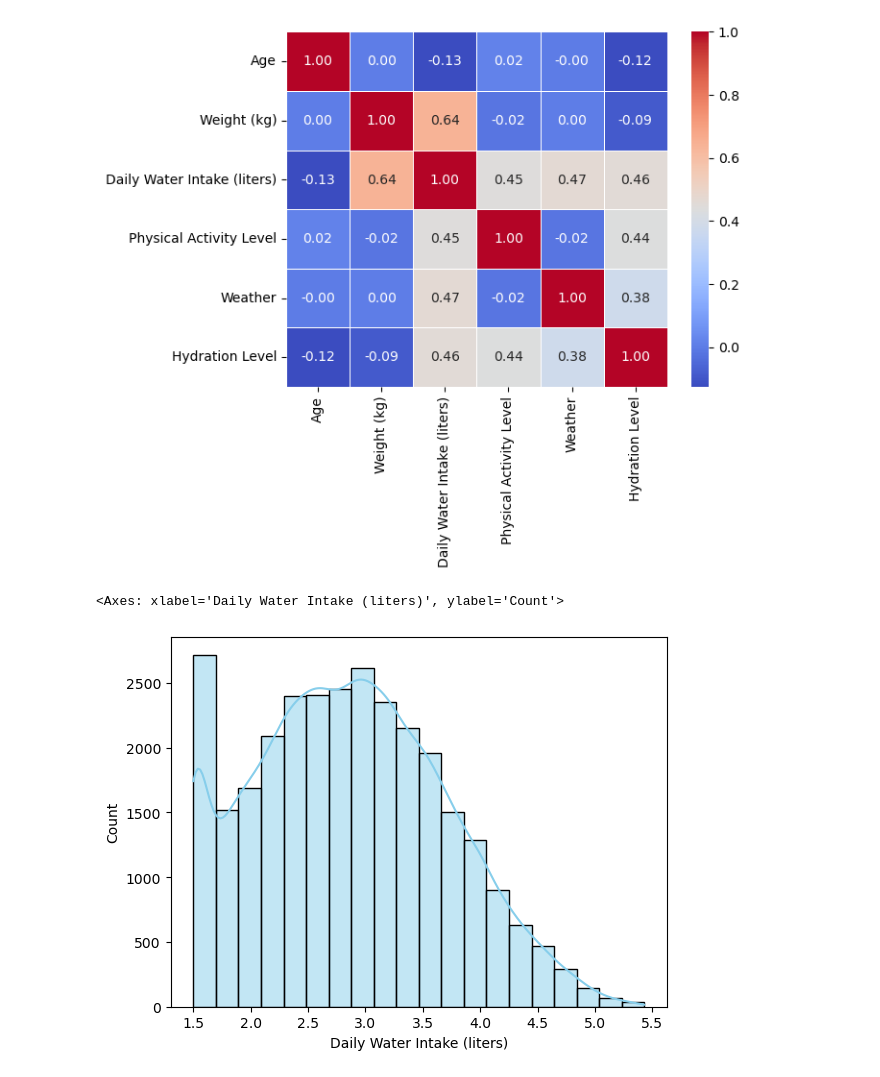
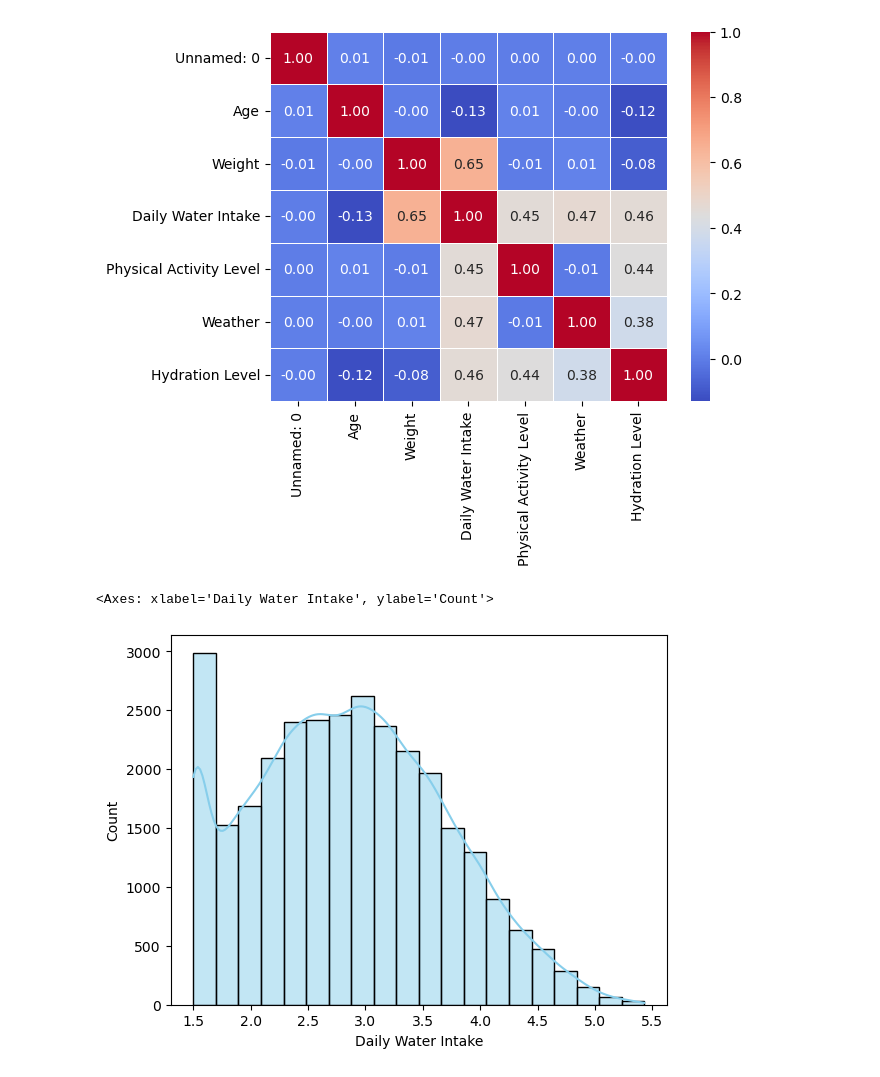
Before and after one commit to Tlassalle0/WaterAnalysis, a Jupyter notebook: scripts/5_analysis_visualisation.ipynb, the cells around one changed output. Drawn from its saved outputs; the diff is of its cells as text; code cells hidden in the pictures.

```diff
--- a/scripts/5_analysis_visualisation.ipynb
+++ b/scripts/5_analysis_visualisation.ipynb
@@ -4,6 +4,6 @@ import pandas as pd #panda is a library that help the use of DataFrame
 import matplotlib.pyplot as plt
 import seaborn as sns
 
-df=pd.read_csv('C:/Users/MV_pe/OneDrive/Documents/Ynov/B3_(2025-2026)/Analyse et Exploration de Données/Projet/WaterAnalysis/data/2-interim/Daily_Water_Intake_Cleaned.csv')
+df=pd.read_csv('../data/2_cleaned/water_intake_cleaned.csv')
 df.describe()
 # %% [output]
@@ -116,12 +119,12 @@ matrix = df_encoded.corr()
 sns.heatmap(matrix, annot=True, cmap="coolwarm", fmt=".2f", linewidths=0.5)
 plt.show()
 # %% [output]
-[figure, old version]
+[figure, new version]
 # %%
-sns.histplot(data=df, x="Daily Water Intake (liters)", bins=20, kde=True, color='skyblue')
+sns.histplot(data=df, x="Daily Water Intake", bins=20, kde=True, color='skyblue')
 # %% [output]
-<Axes: xlabel='Daily Water Intake (liters)', ylabel='Count'>
+<Axes: xlabel='Daily Water Intake', ylabel='Count'>
-[figure, old version]
+[figure, new version]
 # %%
 df_grpWeight['Weather'] = pd.Categorical(
     df['Weather'],
```
Also changed, not shown: parts of 6 cells of this notebook, 3 other files.
